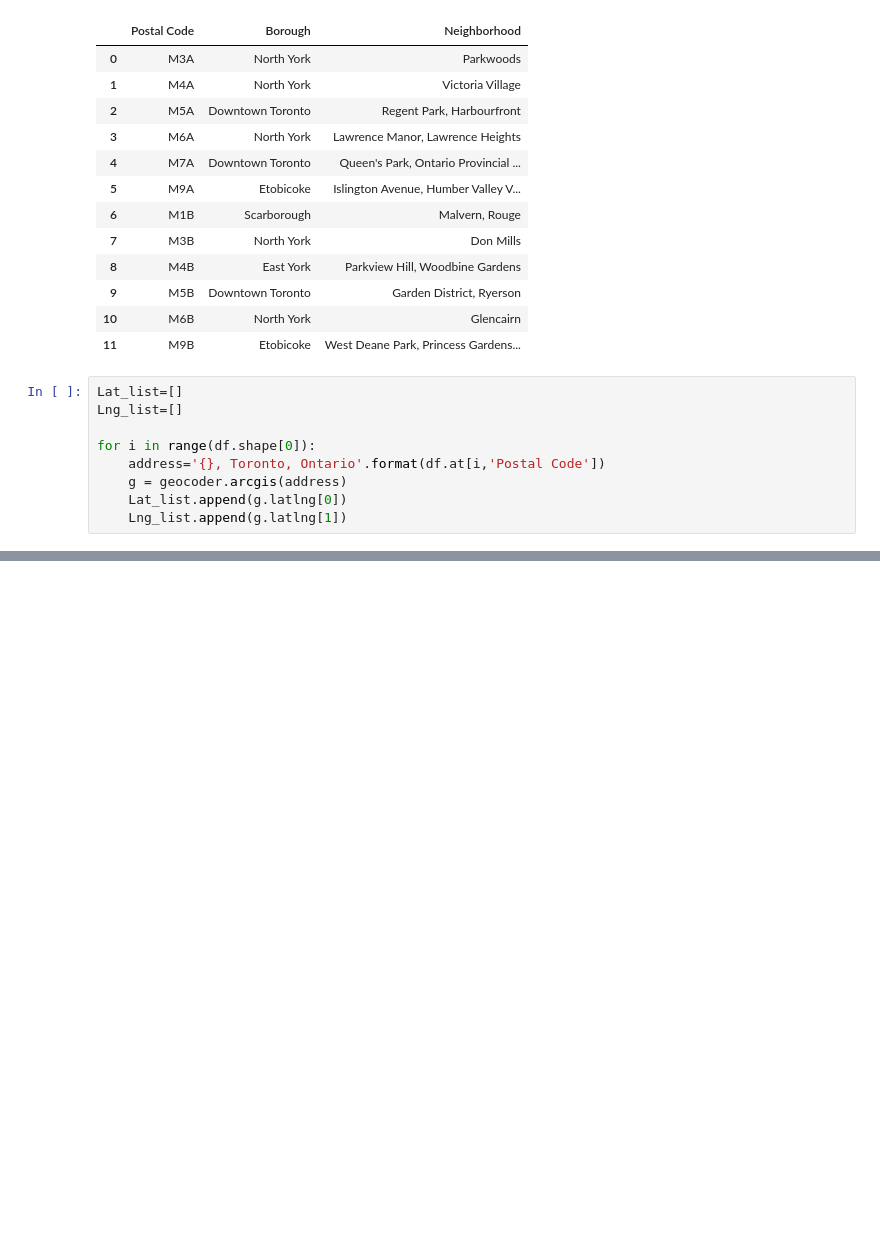
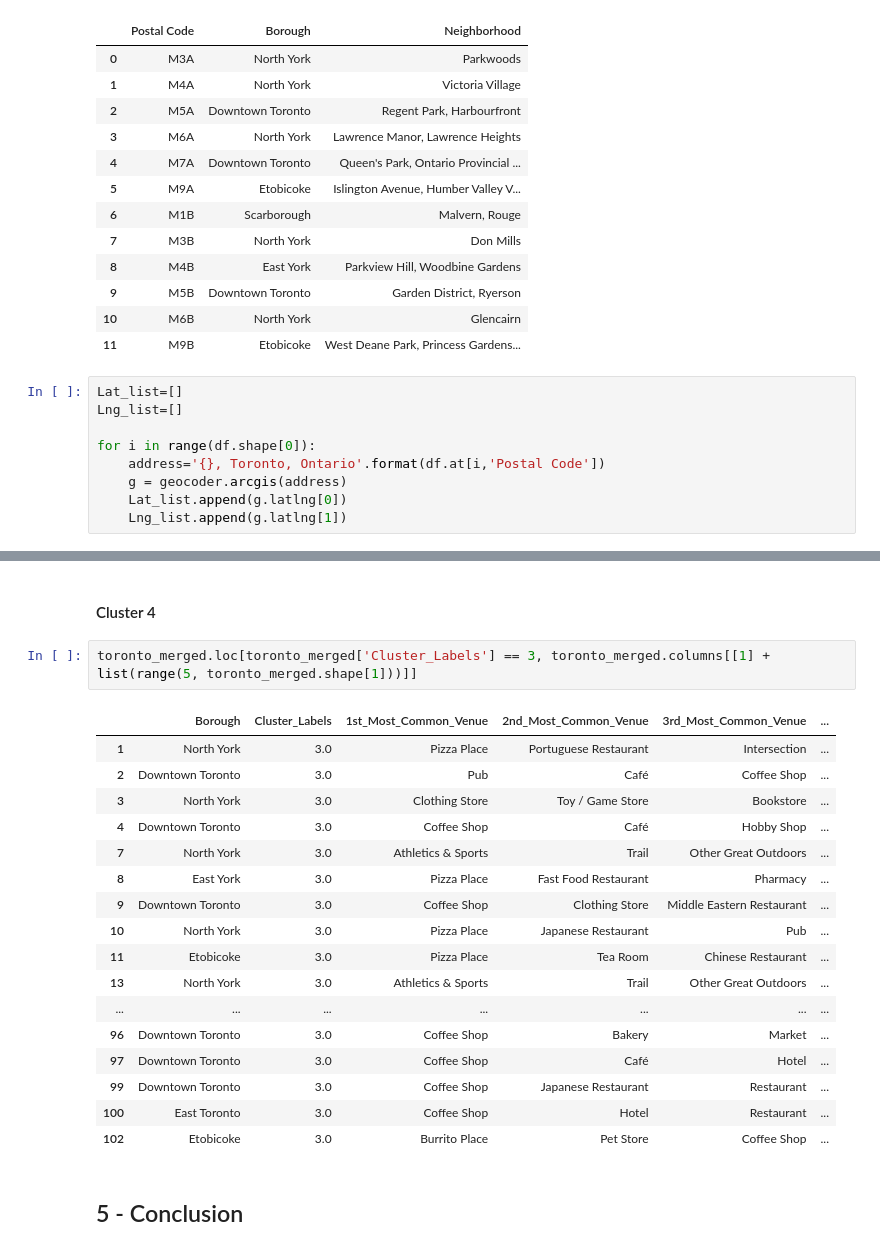
Before and after one commit to RassimAB/github-example, a Jupyter notebook: Toronto-clustering-neighborhood.ipynb, the cells around one changed output, grey strips where cells are left out. Drawn from its saved outputs; the diff is of its cells as text; blank space fills up the shorter version.

```diff
--- a/Toronto-clustering-neighborhood.ipynb
+++ b/Toronto-clustering-neighborhood.ipynb
@@ -86,0 +498,24 @@ df[0:12]
+# %% [markdown]
+#### Cluster 4
+# %%
+toronto_merged.loc[toronto_merged['Cluster_Labels'] == 3, toronto_merged.columns[[1] + list(range(5, toronto_merged.shape[1]))]]
+# %% [output]
+|  | Borough | Cluster_Labels | 1st_Most_Common_Venue | 2nd_Most_Common_Venue | 3rd_Most_Common_Venue | ... |
+| 1 | North York | 3.0 | Pizza Place | Portuguese Restaurant | Intersection | ... |
+| 2 | Downtown Toronto | 3.0 | Pub | Café | Coffee Shop | ... |
+| 3 | North York | 3.0 | Clothing Store | Toy / Game Store | Bookstore | ... |
+| 4 | Downtown Toronto | 3.0 | Coffee Shop | Café | Hobby Shop | ... |
+| 7 | North York | 3.0 | Athletics & Sports | Trail | Other Great Outdoors | ... |
+| 8 | East York | 3.0 | Pizza Place | Fast Food Restaurant | Pharmacy | ... |
+| 9 | Downtown Toronto | 3.0 | Coffee Shop | Clothing Store | Middle Eastern Restaurant | ... |
+| 10 | North York | 3.0 | Pizza Place | Japanese Restaurant | Pub | ... |
+| 11 | Etobicoke | 3.0 | Pizza Place | Tea Room | Chinese Restaurant | ... |
+| 13 | North York | 3.0 | Athletics & Sports | Trail | Other Great Outdoors | ... |
+| ... | ... | ... | ... | ... | ... | ... |
+| 96 | Downtown Toronto | 3.0 | Coffee Shop | Bakery | Market | ... |
+| 97 | Downtown Toronto | 3.0 | Coffee Shop | Café | Hotel | ... |
+| 99 | Downtown Toronto | 3.0 | Coffee Shop | Japanese Restaurant | Restaurant | ... |
+| 100 | East Toronto | 3.0 | Coffee Shop | Hotel | Restaurant | ... |
+| 102 | Etobicoke | 3.0 | Burrito Place | Pet Store | Coffee Shop | ... |
+# %% [markdown]
+## 5 - Conclusion
```
Also changed, not shown: parts of 32 cells of this notebook.
